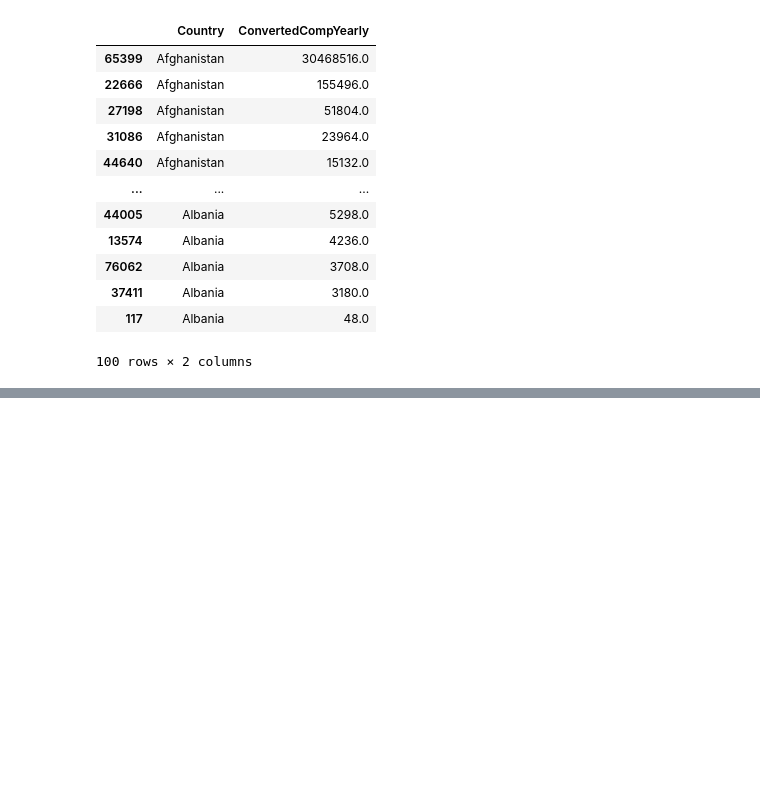
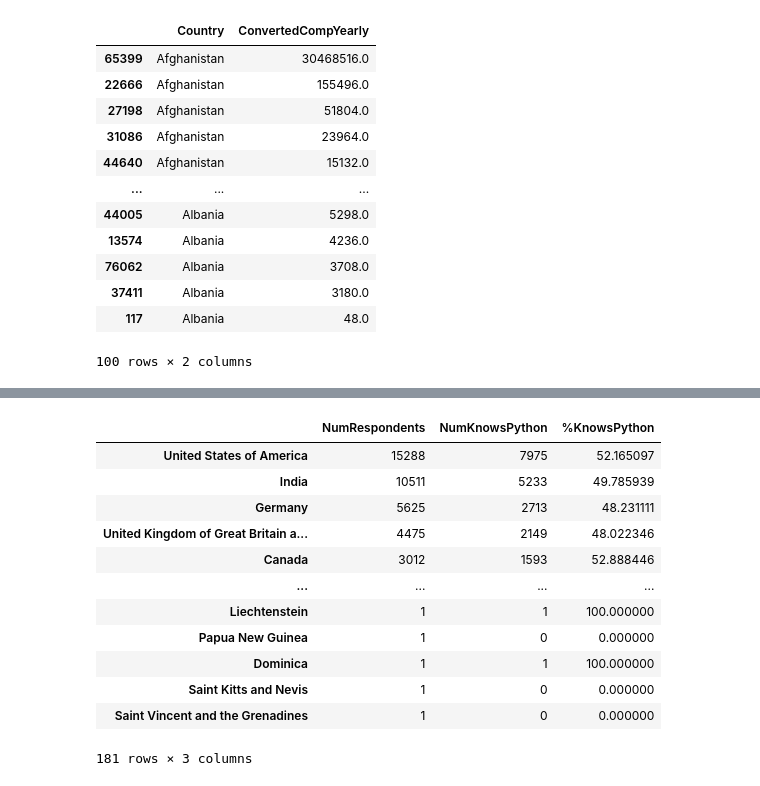
Before and after one commit to NoumanHere/Pandas, a Jupyter notebook: Pandas Demo.ipynb, the cells around one changed output, grey strips where cells are left out. Saved outputs shown, nothing was run; the diff lists cells and outputs as text; code cells hidden in the pictures; blank space fills up the shorter version.

```diff
--- a/Pandas Demo.ipynb
+++ b/Pandas Demo.ipynb
@@ -499,0 +601,3 @@ Name: Age, Length: 52, dtype: object
+# %%
+country_respondent = df['Country'].value_counts()
+country_respondent
@@ -499,0 +635,2 @@ Name: Age, Length: 52, dtype: object
+# %%
+python_df = pd.concat([country_respondent,country_uses_python], axis = 'columns', sort = False)
@@ -499,0 +653,2 @@ Name: Age, Length: 52, dtype: object
+# %%
+python_df.rename(columns = {'Country':'NumRespondents','LanguageHaveWorkedWith':'NumKnowsPython'}, inplace = True)
@@ -499,0 +671,17 @@ Name: Age, Length: 52, dtype: object
+# %%
+python_df['%KnowsPython'] = (python_df['NumKnowsPython']/python_df['NumRespondents'])*100
+python_df
+# %% [output]
+|  | NumRespondents | NumKnowsPython | %KnowsPython |
+| United States of America | 15288 | 7975 | 52.165097 |
+| India | 10511 | 5233 | 49.785939 |
+| Germany | 5625 | 2713 | 48.231111 |
+| United Kingdom of Great Britain a... | 4475 | 2149 | 48.022346 |
+| Canada | 3012 | 1593 | 52.888446 |
+| ... | ... | ... | ... |
+| Liechtenstein | 1 | 1 | 100.000000 |
+| Papua New Guinea | 1 | 0 | 0.000000 |
+| Dominica | 1 | 1 | 100.000000 |
+| Saint Kitts and Nevis | 1 | 0 | 0.000000 |
+| Saint Vincent and the Grenadines | 1 | 0 | 0.000000 |
+181 rows × 3 columns
```
Also changed, not shown: parts of 29 cells of this notebook.
